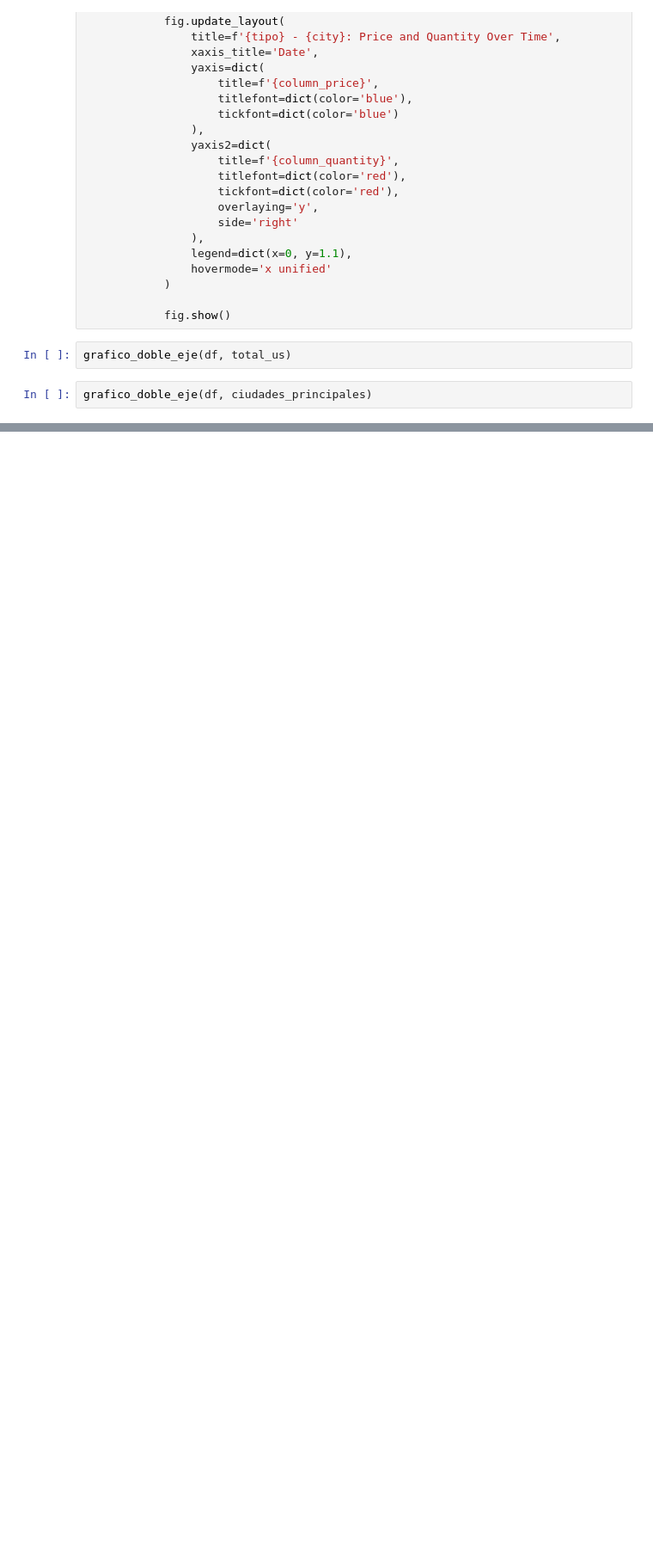
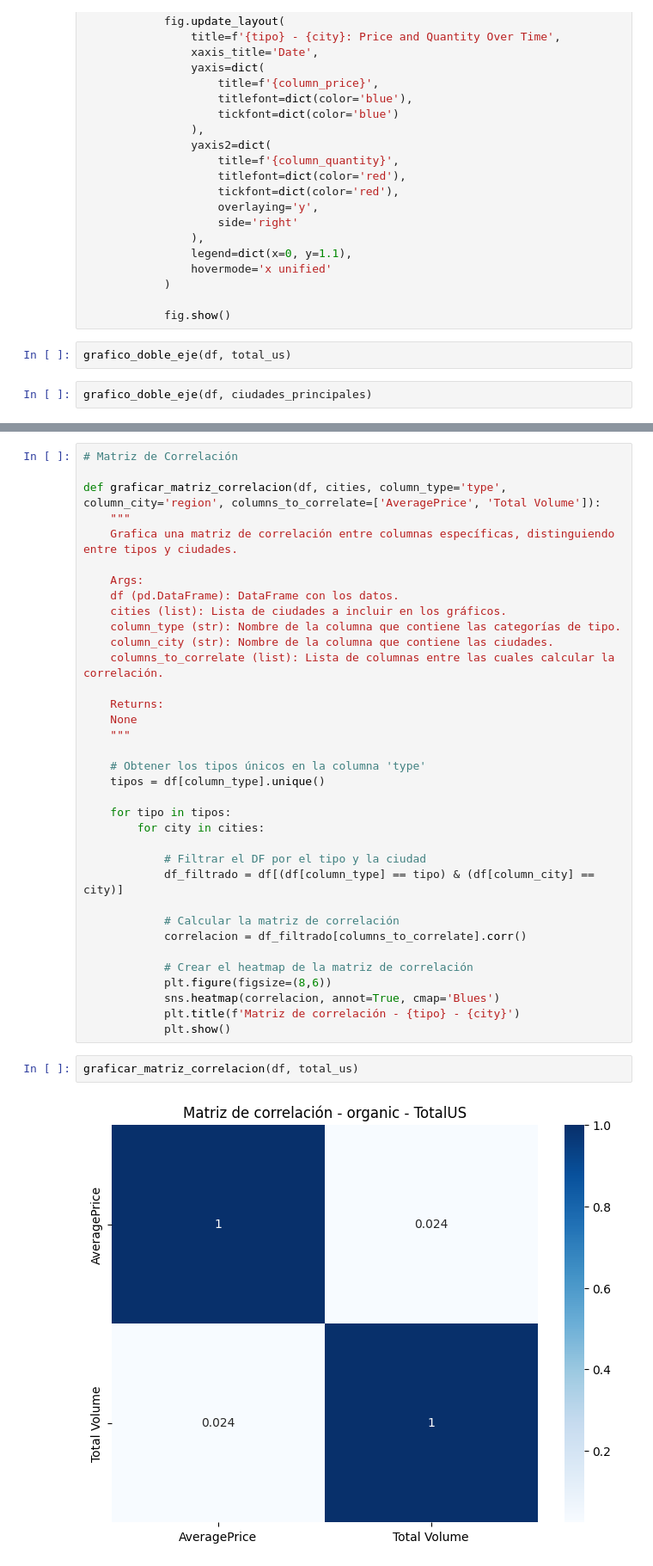
Before and after one commit to AlexanderPelaezJimenez/EPD_ejemplos, a Jupyter notebook: ej_3_avocado/notebooks/0_EDA..ipynb, the cells around one changed output, grey strips where cells are left out. Shown at 86% size. Drawn from its saved outputs; the diff is of its cells as text; blank space fills up the shorter version.

```diff
--- a/ej_3_avocado/notebooks/0_EDA..ipynb
+++ b/ej_3_avocado/notebooks/0_EDA..ipynb
@@ -300,0 +295,39 @@ grafico_doble_eje(df, ciudades_principales)
+# %%
+# Matriz de Correlación
+
+def graficar_matriz_correlacion(df, cities, column_type='type', column_city='region', columns_to_correlate=['AveragePrice', 'Total Volume']):
+    """
+    Grafica una matriz de correlación entre columnas específicas, distinguiendo entre tipos y ciudades.
+
+    Args:
+    df (pd.DataFrame): DataFrame con los datos.
+    cities (list): Lista de ciudades a incluir en los gráficos.
+    column_type (str): Nombre de la columna que contiene las categorías de tipo.
+    column_city (str): Nombre de la columna que contiene las ciudades.
+    columns_to_correlate (list): Lista de columnas entre las cuales calcular la correlación.
+
+    Returns:
+    None
+    """
+
+    # Obtener los tipos únicos en la columna 'type'
+    tipos = df[column_type].unique()
+
+    for tipo in tipos:
+        for city in cities:
+
+            # Filtrar el DF por el tipo y la ciudad
+            df_filtrado = df[(df[column_type] == tipo) & (df[column_city] == city)]
+
+            # Calcular la matriz de correlación
+            correlacion = df_filtrado[columns_to_correlate].corr()
+
+            # Crear el heatmap de la matriz de correlación
+            plt.figure(figsize=(8,6))
+            sns.heatmap(correlacion, annot=True, cmap='Blues')
+            plt.title(f'Matriz de correlación - {tipo} - {city}')
+            plt.show()
+# %%
+graficar_matriz_correlacion(df, total_us)
+# %% [output]
+[figure, added]
```
Also changed, not shown: parts of 23 cells of this notebook.
